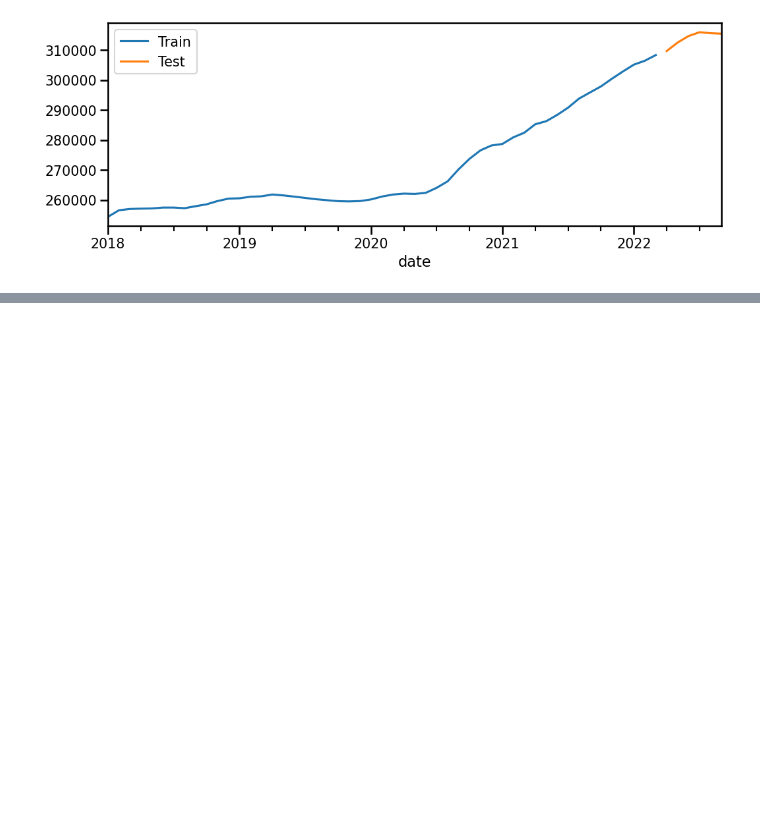
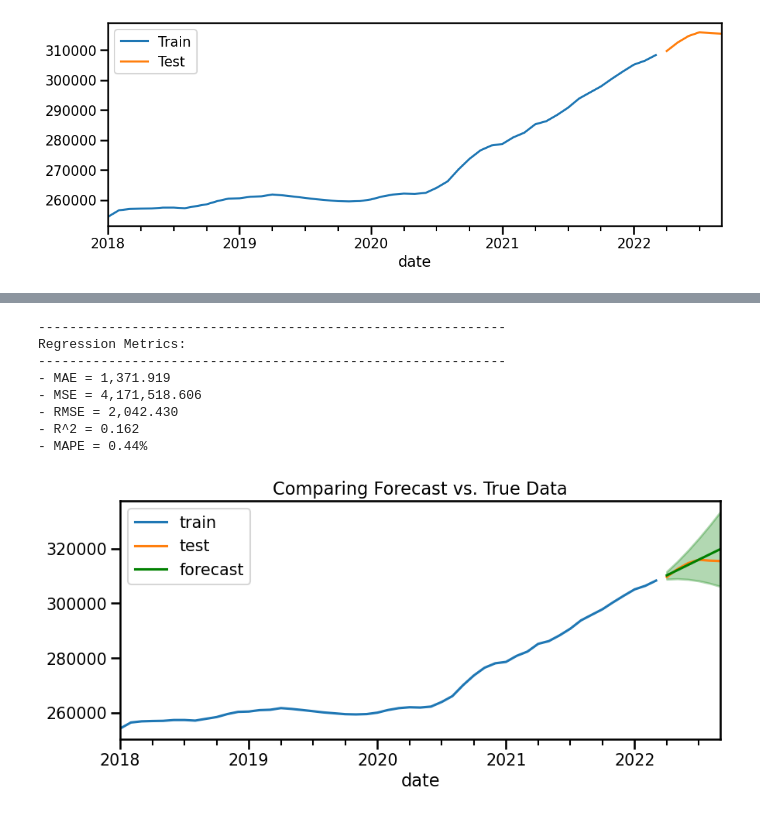
Before and after one commit to eccecarreon/data-viz-core-assignments, a Jupyter notebook: Gridsearch SARIMA Models (Core).ipynb, the cells around one changed output, grey strips where cells are left out. Cells and saved outputs as stored; diff of their text form; code cells hidden in the pictures; blank space fills up the shorter version.

```diff
--- a/Gridsearch SARIMA Models (Core).ipynb
+++ b/Gridsearch SARIMA Models (Core).ipynb
@@ -961,0 +1090,23 @@ ax.legend();
+# %%
+# Use auto_arima parameters to fit an ARIMA
+model_2 = tsa.ARIMA(train, order = auto_model.order,
+                   seasonal_order = auto_model.seasonal_order).fit()
+
+# Obtain forecast as a dataframe with confidence intervals
+forecast_df = model_2.get_forecast(steps = len(test)).summary_frame()
+
+# Call the custom function to plot the forecasts with confidence intervals and true values
+plot_forecast(train, test, forecast_df)
+
+# Obtain metrics
+regression_metrics_ts(test, forecast_df['mean'])
+# %% [output]
+------------------------------------------------------------
+Regression Metrics:
+------------------------------------------------------------
+- MAE = 1,371.919
+- MSE = 4,171,518.606
+- RMSE = 2,042.430
+- R^2 = 0.162
+- MAPE = 0.44%
+[figure, added]
```
Also changed, not shown: parts of 19 cells of this notebook.
